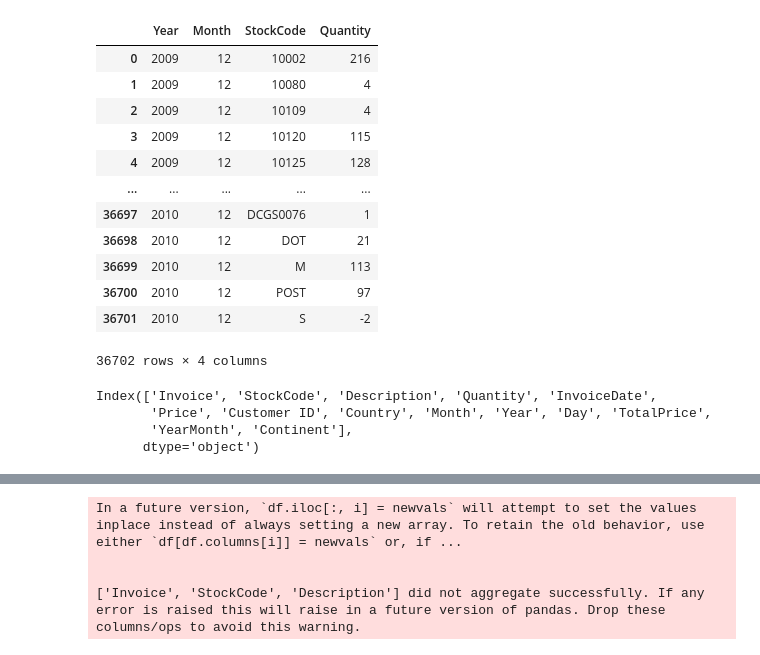
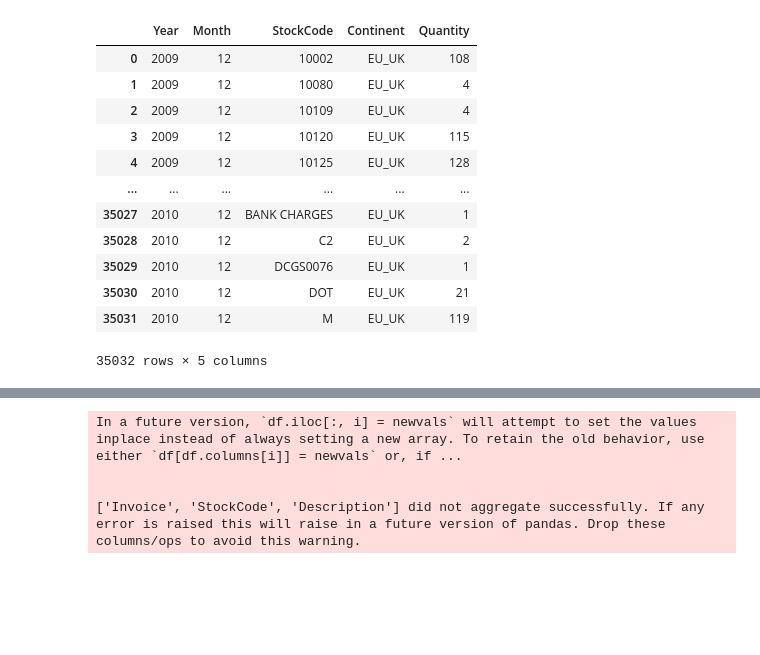
Before and after one commit to wojciechkosiuk/BestHacking-League2k23-mISIe1, a Jupyter notebook: przegladAdam.ipynb, the cells around one changed output, grey strips where cells are left out. Drawn from its saved outputs; the diff is of its cells as text; code cells hidden in the pictures; blank space fills up the shorter version.

```diff
--- a/przegladAdam.ipynb
+++ b/przegladAdam.ipynb
@@ -79,23 +98,16 @@ grouped_dane =  dane.groupby(['Year', 'Month', 'StockCode']).agg({'Quantity': 's
-# %%
-grouped_dane
-# %% [output]
-|  | Year | Month | StockCode | Quantity |
-| 0 | 2009 | 12 | 10002 | 216 |
-| 1 | 2009 | 12 | 10080 | 4 |
-| 2 | 2009 | 12 | 10109 | 4 |
-| 3 | 2009 | 12 | 10120 | 115 |
-| 4 | 2009 | 12 | 10125 | 128 |
-| ... | ... | ... | ... | ... |
-| 36697 | 2010 | 12 | DCGS0076 | 1 |
-| 36698 | 2010 | 12 | DOT | 21 |
-| 36699 | 2010 | 12 | M | 113 |
-| 36700 | 2010 | 12 | POST | 97 |
-| 36701 | 2010 | 12 | S | -2 |
-36702 rows × 4 columns
-# %%
-dane.columns
-# %% [output]
-Index(['Invoice', 'StockCode', 'Description', 'Quantity', 'InvoiceDate',
-       'Price', 'Customer ID', 'Country', 'Month', 'Year', 'Day', 'TotalPrice',
-       'YearMonth', 'Continent'],
-      dtype='object')
+# %%
+list(continents_grouped.values())[0]
+# %% [output]
+|  | Year | Month | StockCode | Continent | Quantity |
+| 0 | 2009 | 12 | 10002 | EU_UK | 108 |
+| 1 | 2009 | 12 | 10080 | EU_UK | 4 |
+| 2 | 2009 | 12 | 10109 | EU_UK | 4 |
+| 3 | 2009 | 12 | 10120 | EU_UK | 115 |
+| 4 | 2009 | 12 | 10125 | EU_UK | 128 |
+| ... | ... | ... | ... | ... | ... |
+| 35027 | 2010 | 12 | BANK CHARGES | EU_UK | 1 |
+| 35028 | 2010 | 12 | C2 | EU_UK | 2 |
+| 35029 | 2010 | 12 | DCGS0076 | EU_UK | 1 |
+| 35030 | 2010 | 12 | DOT | EU_UK | 21 |
+| 35031 | 2010 | 12 | M | EU_UK | 119 |
+35032 rows × 5 columns
```
Also changed, not shown: parts of 19 cells of this notebook, 1 other file.
